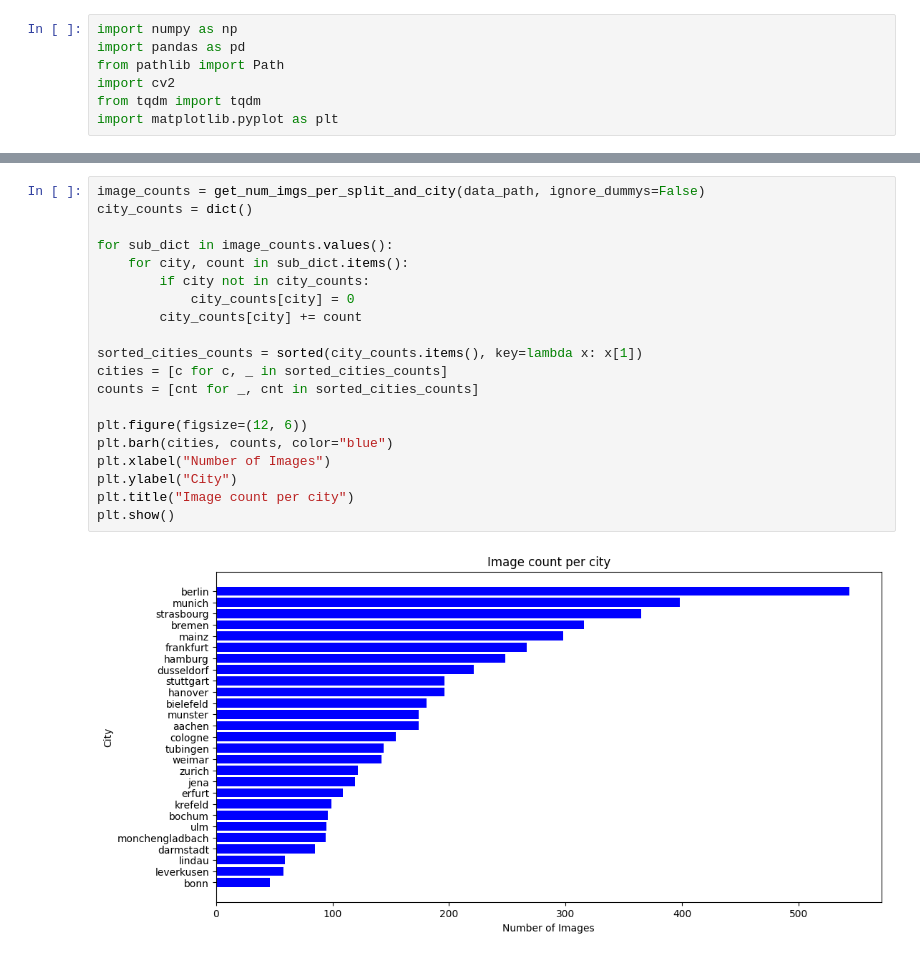
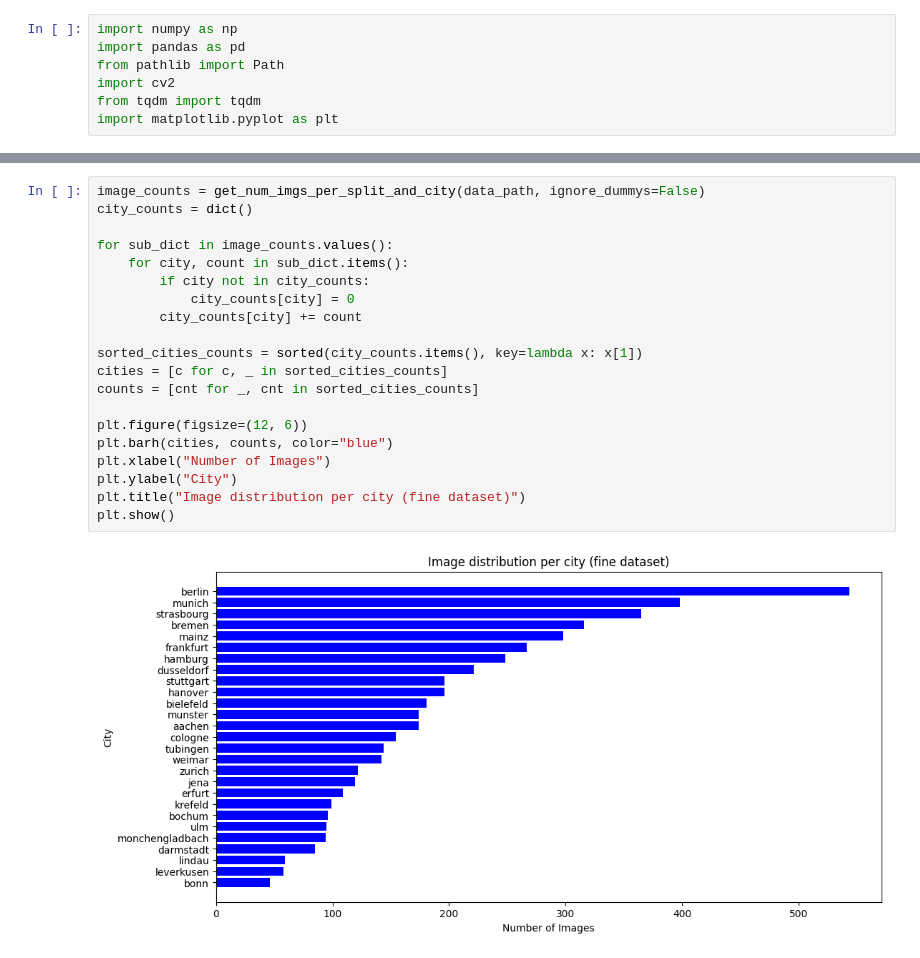
Before and after one commit to lucauhl/Semantic-Segmentation-Traffic-Scenes, a Jupyter notebook: 02_dataunderstanding/data_understanding.ipynb, the cells around one changed output, grey strips where cells are left out. Cells and saved outputs as stored; diff of their text form.

```diff
--- a/02_dataunderstanding/data_understanding.ipynb
+++ b/02_dataunderstanding/data_understanding.ipynb
@@ -217,22 +235,22 @@ plt.show()
 # %%
 image_counts = get_num_imgs_per_split_and_city(data_path, ignore_dummys=False)
 city_counts = dict()
 
 for sub_dict in image_counts.values():
     for city, count in sub_dict.items():
         if city not in city_counts:
             city_counts[city] = 0
         city_counts[city] += count
 
 sorted_cities_counts = sorted(city_counts.items(), key=lambda x: x[1])
 cities = [c for c, _ in sorted_cities_counts]
 counts = [cnt for _, cnt in sorted_cities_counts]
 
 plt.figure(figsize=(12, 6))
 plt.barh(cities, counts, color="blue")
 plt.xlabel("Number of Images")
 plt.ylabel("City")
-plt.title("Image count per city")
+plt.title("Image distribution per city (fine dataset)")
 plt.show()
 # %% [output]
-[figure, old version]
+[figure, new version]
```
Also changed, not shown: parts of 18 cells of this notebook.
